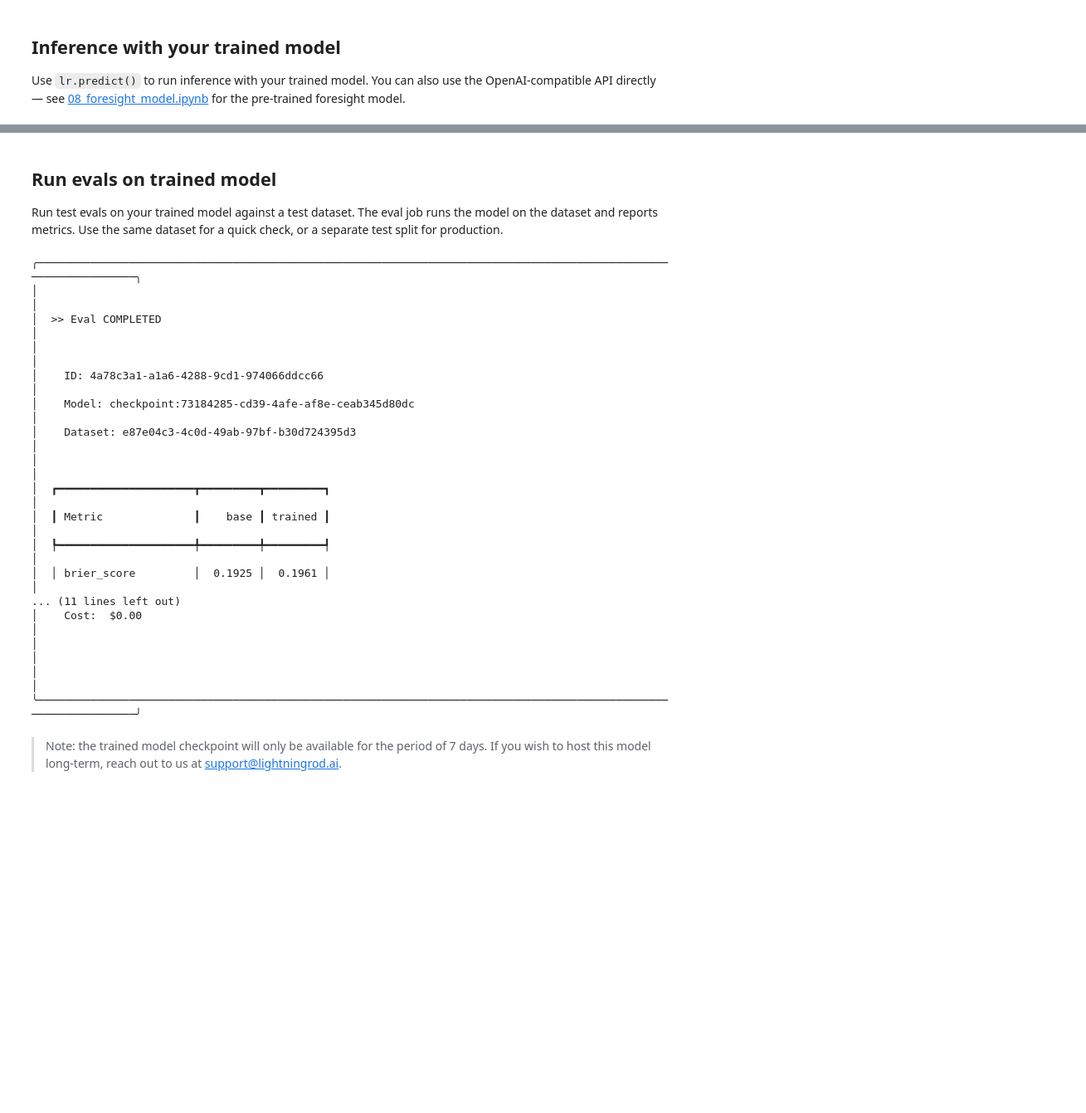
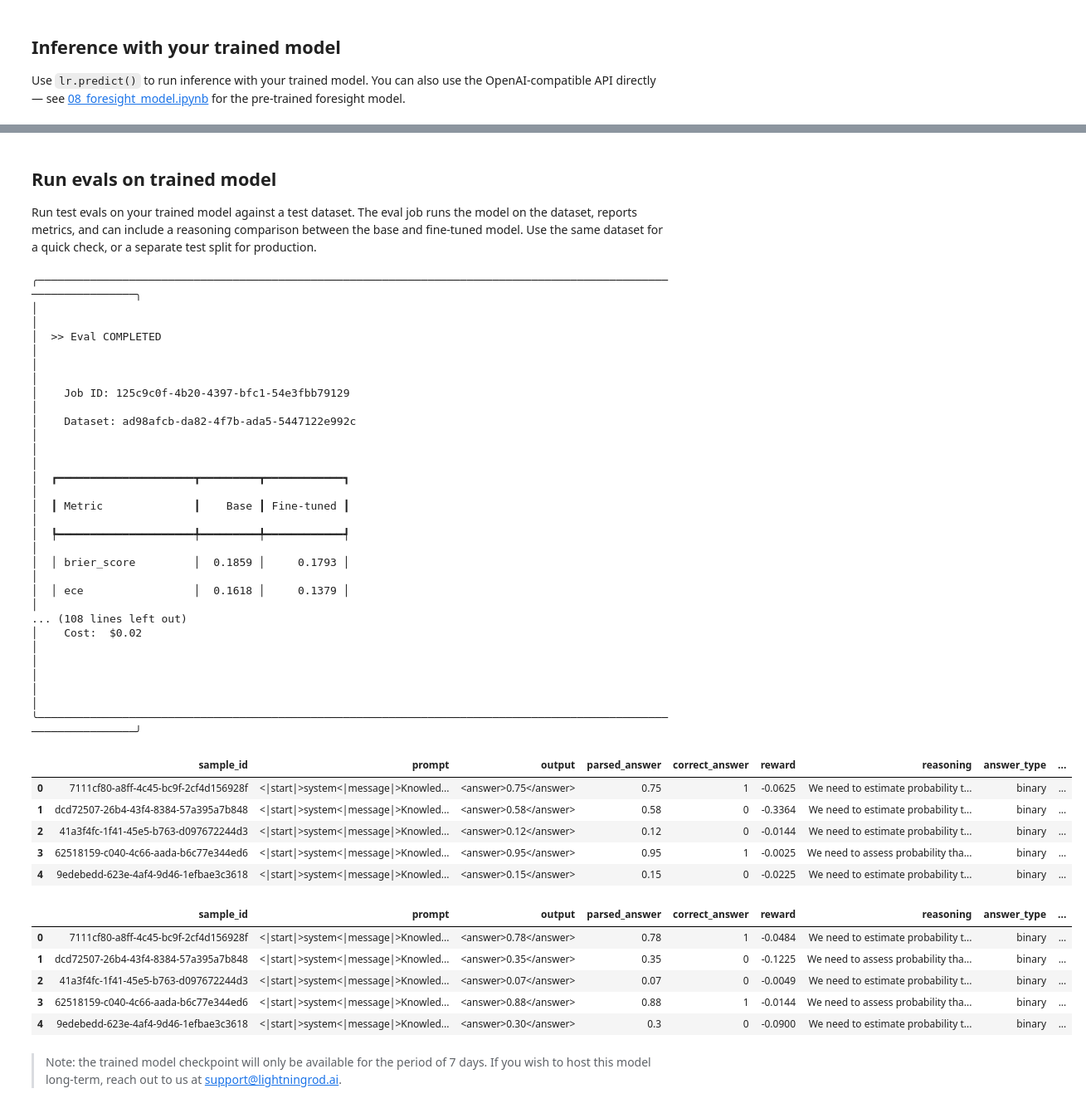
Before and after one commit to lightning-rod-labs/lightningrod-python-sdk, a Jupyter notebook: notebooks/getting_started/05_grpo_training.ipynb, the cells around one changed output, grey strips where cells are left out. Shown at 83% size. Cells and saved outputs as stored; diff of their text form; code cells hidden in the pictures; blank space fills up the shorter version.

Commit message:
feat(evals): reasoning comparison, download results (#66)
Uses the newly added API features from
https://app.graphite.com/github/pr/lightning-rod-labs/llm_forecasting/1259

```diff
--- a/notebooks/getting_started/05_grpo_training.ipynb
+++ b/notebooks/getting_started/05_grpo_training.ipynb
@@ -99,7 +139,7 @@ print(lr.predict(training_job.model_id, "Will the Fed cut rates by 25bp in March
 # %% [markdown]
 ## Run evals on trained model
 
-Run test evals on your trained model against a test dataset. The eval job runs the model on the dataset and reports metrics. Use the same dataset for a quick check, or a separate test split for production.
+Run test evals on your trained model against a test dataset. The eval job runs the model on the dataset, reports metrics, and can include a reasoning comparison between the base and fine-tuned model. Use the same dataset for a quick check, or a separate test split for production.
 # %%
 from lightningrod import training
 
@@ -107,26 +147,43 @@ eval_job = lr.evals.run_from_training_job(
     config,
     training_job,
     test_dataset,
+    reasoning_comparison_sample_size=20,
 )
-
-training.print_eval(eval_job)
 # %% [output]
 ╭─────────────────────────────────────────────────────────────────────────────────────────────────────────────────╮
 │                                                                                                                 │
 │  >> Eval COMPLETED                                                                                              │
 │                                                                                                                 │
-│    ID: 4a78c3a1-a1a6-4288-9cd1-974066ddcc66                                                                     │
-│    Model: checkpoint:73184285-cd39-4afe-af8e-ceab345d80dc                                                       │
-│    Dataset: e87e04c3-4c0d-49ab-97bf-b30d724395d3                                                                │
+│    Job ID: 125c9c0f-4b20-4397-bfc1-54e3fbb79129                                                                 │
+│    Dataset: ad98afcb-da82-4f7b-ada5-5447122e992c                                                                │
 │                                                                                                                 │
-│  ┏━━━━━━━━━━━━━━━━━━━━━┳━━━━━━━━━┳━━━━━━━━━┓                                                                    │
-│  ┃ Metric              ┃    base ┃ trained ┃                                                                    │
-│  ┡━━━━━━━━━━━━━━━━━━━━━╇━━━━━━━━━╇━━━━━━━━━┩                                                                    │
-│  │ brier_score         │  0.1925 │  0.1961 │                                                                    │
-... (11 lines left out)
-│    Cost:  $0.00                                                                                                 │
+│  ┏━━━━━━━━━━━━━━━━━━━━━┳━━━━━━━━━┳━━━━━━━━━━━━┓                                                                 │
+│  ┃ Metric              ┃    Base ┃ Fine-tuned ┃                                                                 │
+│  ┡━━━━━━━━━━━━━━━━━━━━━╇━━━━━━━━━╇━━━━━━━━━━━━┩                                                                 │
+│  │ brier_score         │  0.1859 │     0.1793 │                                                                 │
+│  │ ece                 │  0.1618 │     0.1379 │                                                                 │
+... (108 lines left out)
+│    Cost:  $0.02                                                                                                 │
 │                                                                                                                 │
 │                                                                                                                 │
 ╰─────────────────────────────────────────────────────────────────────────────────────────────────────────────────╯
+# %%
+results = lr.evals.load_results(eval_job.id)
+
+display(results[training_job.config.base_model_id].head())
+display(results[training_job.model_id].head())
+# %% [output]
+|  | sample_id | prompt | output | parsed_answer | correct_answer | reward | reasoning | answer_type | ... |
+| 0 | 7111cf80-a8ff-4c45-bc9f-2cf4d156928f | <|start|>system<|message|>Knowled... | <answer>0.75</answer> | 0.75 | 1 | -0.0625 | We need to estimate probability t... | binary | ... |
+| 1 | dcd72507-26b4-43f4-8384-57a395a7b848 | <|start|>system<|message|>Knowled... | <answer>0.58</answer> | 0.58 | 0 | -0.3364 | We need to estimate probability t... | binary | ... |
+| 2 | 41a3f4fc-1f41-45e5-b763-d097672244d3 | <|start|>system<|message|>Knowled... | <answer>0.12</answer> | 0.12 | 0 | -0.0144 | We need to estimate probability t... | binary | ... |
+| 3 | 62518159-c040-4c66-aada-b6c77e344ed6 | <|start|>system<|message|>Knowled... | <answer>0.95</answer> | 0.95 | 1 | -0.0025 | We need to assess probability tha... | binary | ... |
+| 4 | 9edebedd-623e-4af4-9d46-1efbae3c3618 | <|start|>system<|message|>Knowled... | <answer>0.15</answer> | 0.15 | 0 | -0.0225 | We need to estimate probability t... | binary | ... |
+|  | sample_id | prompt | output | parsed_answer | correct_answer | reward | reasoning | answer_type | ... |
+| 0 | 7111cf80-a8ff-4c45-bc9f-2cf4d156928f | <|start|>system<|message|>Knowled... | <answer>0.78</answer> | 0.78 | 1 | -0.0484 | We need to estimate probability t... | binary | ... |
+| 1 | dcd72507-26b4-43f4-8384-57a395a7b848 | <|start|>system<|message|>Knowled... | <answer>0.35</answer> | 0.35 | 0 | -0.1225 | We need to assess probability tha... | binary | ... |
+| 2 | 41a3f4fc-1f41-45e5-b763-d097672244d3 | <|start|>system<|message|>Knowled... | <answer>0.07</answer> | 0.07 | 0 | -0.0049 | We need to estimate probability t... | binary | ... |
+| 3 | 62518159-c040-4c66-aada-b6c77e344ed6 | <|start|>system<|message|>Knowled... | <answer>0.88</answer> | 0.88 | 1 | -0.0144 | We need to assess probability tha... | binary | ... |
+| 4 | 9edebedd-623e-4af4-9d46-1efbae3c3618 | <|start|>system<|message|>Knowled... | <answer>0.30</answer> | 0.3 | 0 | -0.0900 | We need to estimate probability t... | binary | ... |
 # %% [markdown]
 > Note: the trained model checkpoint will only be available for the period of 7 days. If you wish to host this model long-term, reach out to us at support@lightningrod.ai.
```
Also changed, not shown: parts of 4 cells of this notebook, 14 other files.
